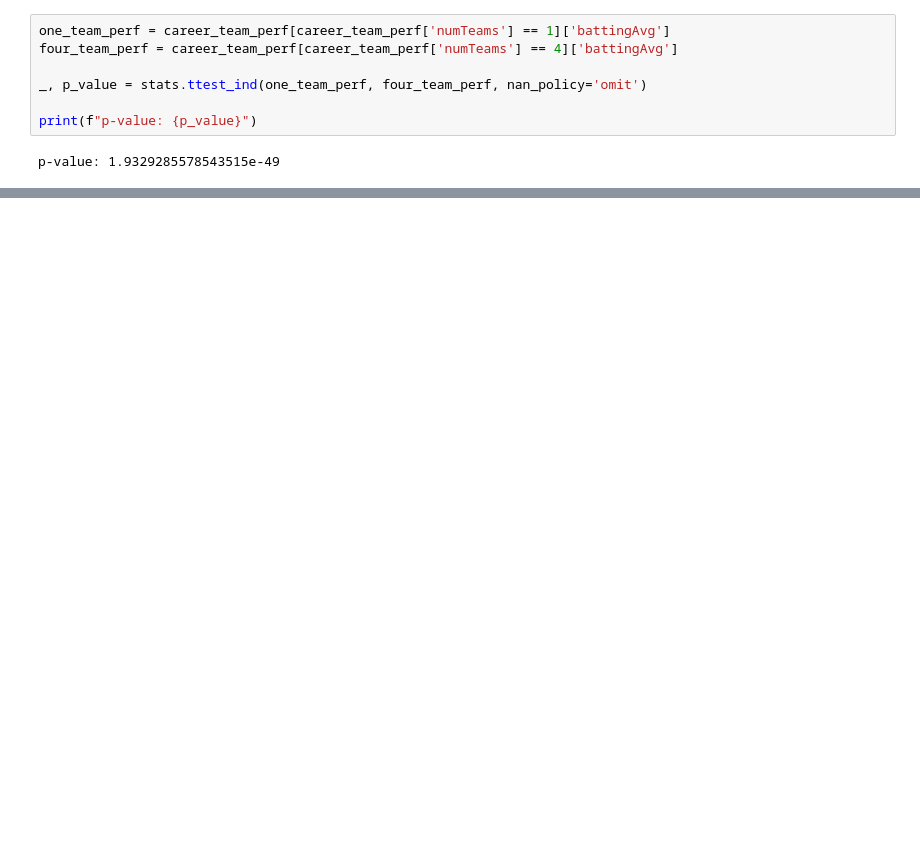
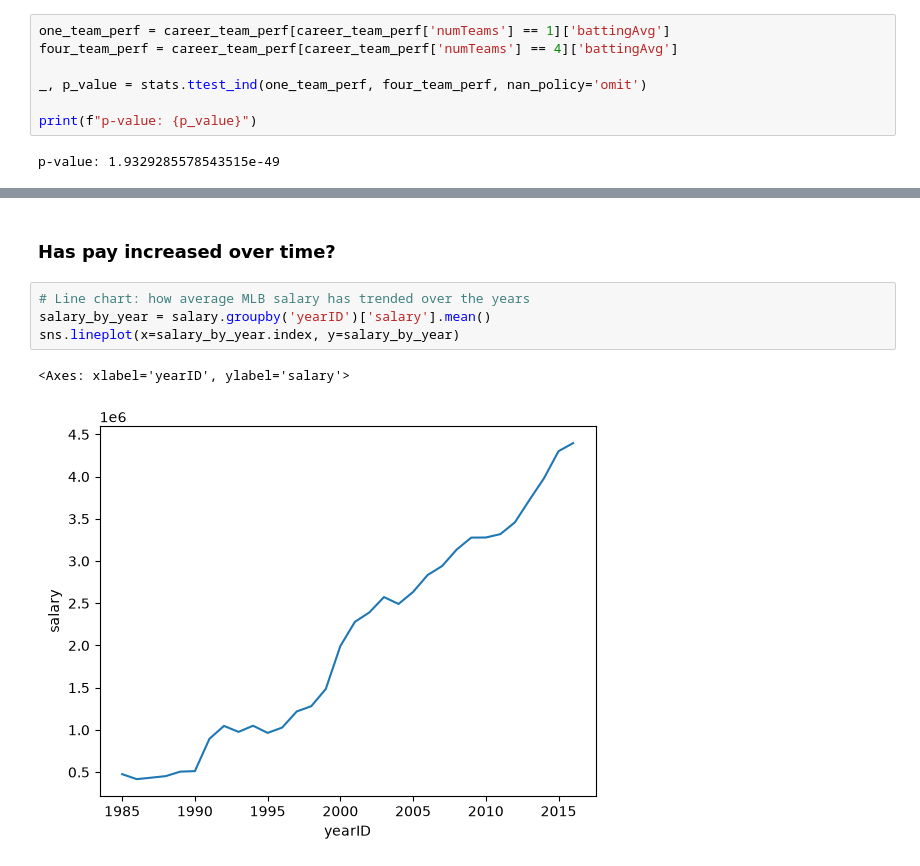
Before and after one commit to byerlyb20/cs5830_project1, a Jupyter notebook: project1.ipynb, the cells around one changed output, grey strips where cells are left out. Cells and saved outputs as stored; diff of their text form; blank space fills up the shorter version.

```diff
--- a/project1.ipynb
+++ b/project1.ipynb
@@ -48,0 +64,9 @@ p-value: 1.9329285578543515e-49
+# %% [markdown]
+### Has pay increased over time?
+# %%
+# Line chart: how average MLB salary has trended over the years
+salary_by_year = salary.groupby('yearID')['salary'].mean()
+sns.lineplot(x=salary_by_year.index, y=salary_by_year)
+# %% [output]
+<Axes: xlabel='yearID', ylabel='salary'>
+[figure, added]
```
Also changed, not shown: parts of 19 cells of this notebook, 1 other file.
